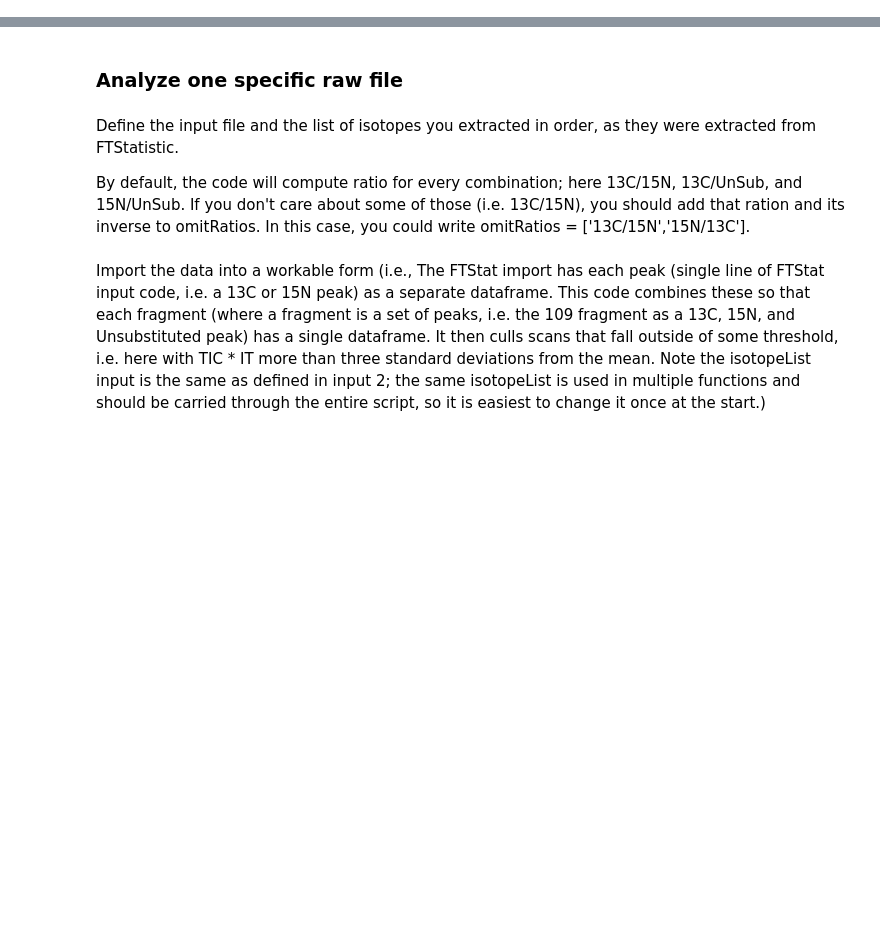
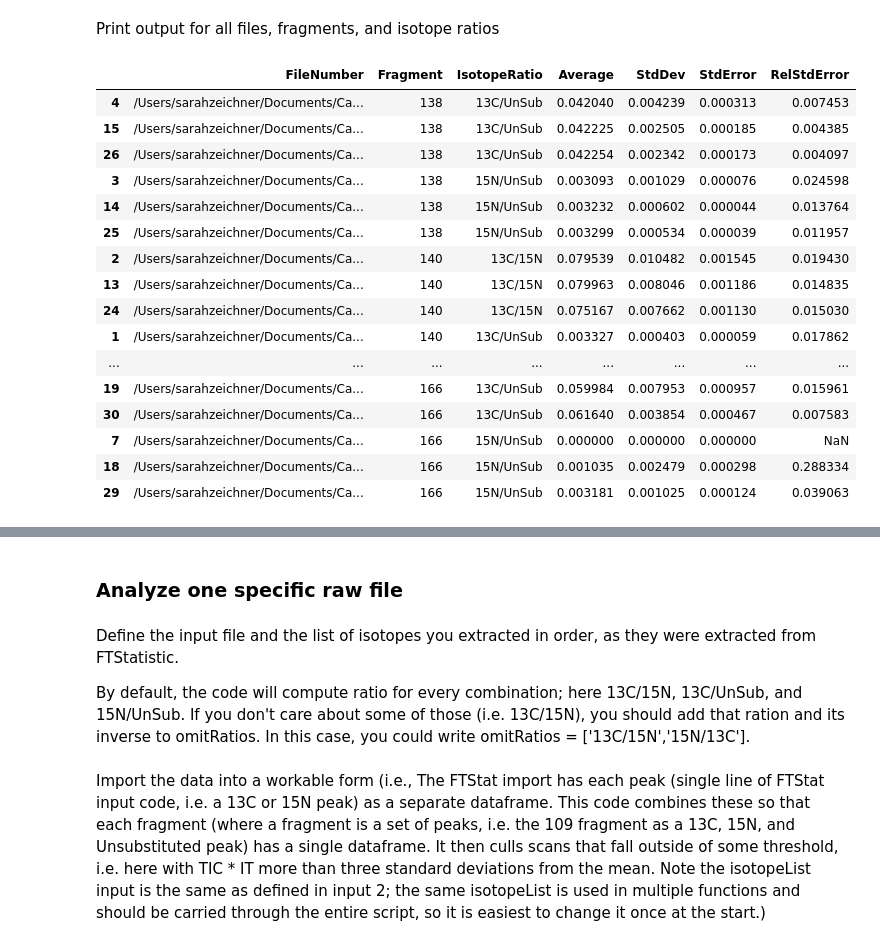
Before and after one commit to szeichner/Orbitrap-Data-Processing-Script, a Jupyter notebook: AnyRatioAnalysis_sz.ipynb, the cells around one changed output, grey strips where cells are left out. Cells and saved outputs as stored; diff of their text form; code cells hidden in the pictures; blank space fills up the shorter version.

Commit message:
clean up notebook and bugs for statistical output

```diff
--- a/AnyRatioAnalysis_sz.ipynb
+++ b/AnyRatioAnalysis_sz.ipynb
@@ -8,0 +10,7 @@ run AnyRatioAnalysis_SZ.py
+# %%
+inputStandardFolder = "/Users/sarahzeichner/Documents/Caltech/Research/Quick Orbitrap Methods/data/June2020"
+isotopeList = ['UnSub','15N','13C']
+gc_elution_on = True
+peakTimeFrames = [(5.65,5.85), (6.82,7.62), (9.74,10.04), (10.00,10.30), (13.74,14.04)]
+omitRatios = ['15N/13C']
+Output, StatsOutput = _calcFolderOutput(inputStandardFolder, gc_elution_on,  peakTimeFrames,  isotopeList, omitRatios)
@@ -8,0 +37,22 @@ run AnyRatioAnalysis_SZ.py
+# %% [markdown]
+Print output for all files, fragments, and isotope ratios
+# %%
+Output
+# %% [output]
+|  | FileNumber | Fragment | IsotopeRatio | Average | StdDev | StdError | RelStdError |
+| 4 | /Users/sarahzeichner/Documents/Ca... | 138 | 13C/UnSub | 0.042040 | 0.004239 | 0.000313 | 0.007453 |
+| 15 | /Users/sarahzeichner/Documents/Ca... | 138 | 13C/UnSub | 0.042225 | 0.002505 | 0.000185 | 0.004385 |
+| 26 | /Users/sarahzeichner/Documents/Ca... | 138 | 13C/UnSub | 0.042254 | 0.002342 | 0.000173 | 0.004097 |
+| 3 | /Users/sarahzeichner/Documents/Ca... | 138 | 15N/UnSub | 0.003093 | 0.001029 | 0.000076 | 0.024598 |
+| 14 | /Users/sarahzeichner/Documents/Ca... | 138 | 15N/UnSub | 0.003232 | 0.000602 | 0.000044 | 0.013764 |
+| 25 | /Users/sarahzeichner/Documents/Ca... | 138 | 15N/UnSub | 0.003299 | 0.000534 | 0.000039 | 0.011957 |
+| 2 | /Users/sarahzeichner/Documents/Ca... | 140 | 13C/15N | 0.079539 | 0.010482 | 0.001545 | 0.019430 |
+| 13 | /Users/sarahzeichner/Documents/Ca... | 140 | 13C/15N | 0.079963 | 0.008046 | 0.001186 | 0.014835 |
+| 24 | /Users/sarahzeichner/Documents/Ca... | 140 | 13C/15N | 0.075167 | 0.007662 | 0.001130 | 0.015030 |
+| 1 | /Users/sarahzeichner/Documents/Ca... | 140 | 13C/UnSub | 0.003327 | 0.000403 | 0.000059 | 0.017862 |
+| ... | ... | ... | ... | ... | ... | ... | ... |
+| 19 | /Users/sarahzeichner/Documents/Ca... | 166 | 13C/UnSub | 0.059984 | 0.007953 | 0.000957 | 0.015961 |
+| 30 | /Users/sarahzeichner/Documents/Ca... | 166 | 13C/UnSub | 0.061640 | 0.003854 | 0.000467 | 0.007583 |
+| 7 | /Users/sarahzeichner/Documents/Ca... | 166 | 15N/UnSub | 0.000000 | 0.000000 | 0.000000 | NaN |
+| 18 | /Users/sarahzeichner/Documents/Ca... | 166 | 15N/UnSub | 0.001035 | 0.002479 | 0.000298 | 0.288334 |
+| 29 | /Users/sarahzeichner/Documents/Ca... | 166 | 15N/UnSub | 0.003181 | 0.001025 | 0.000124 | 0.039063 |
```
Also changed, not shown: parts of 8 cells of this notebook, 1 other file.
